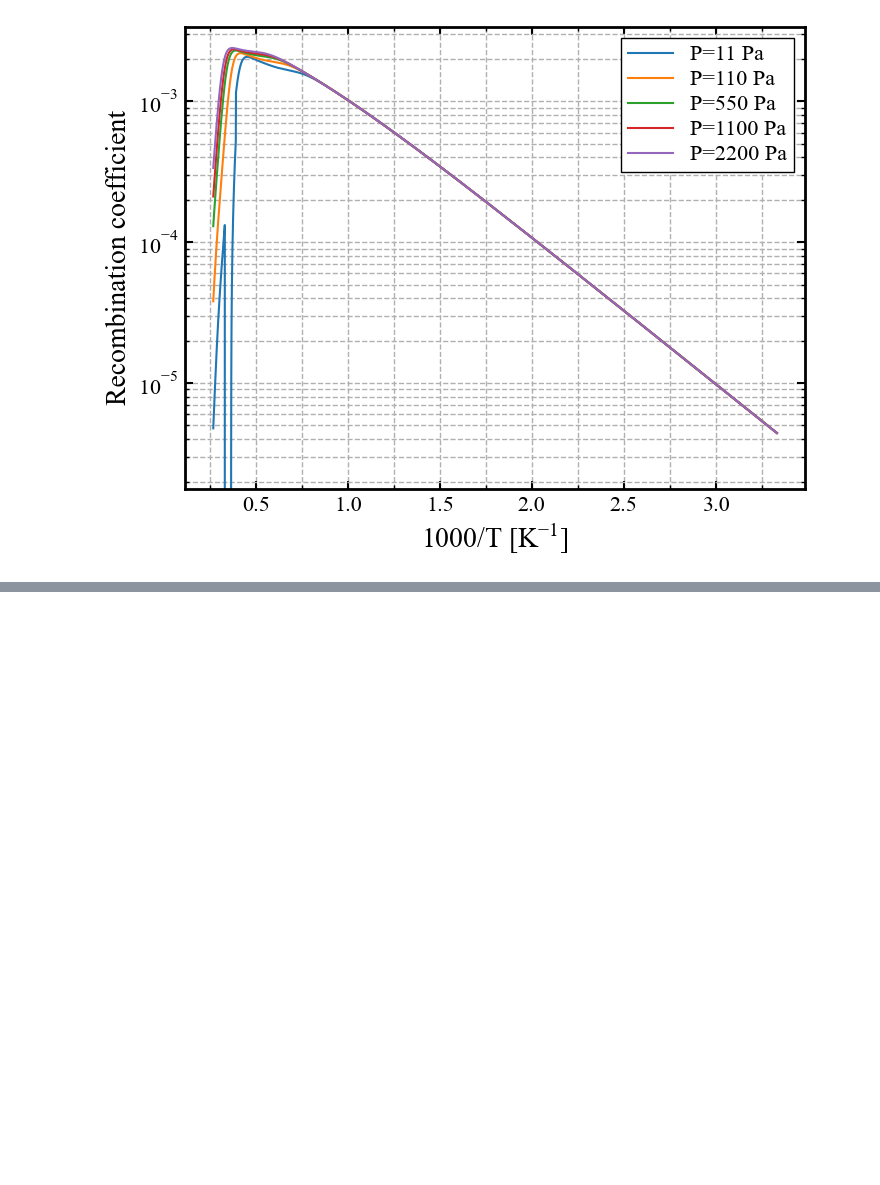
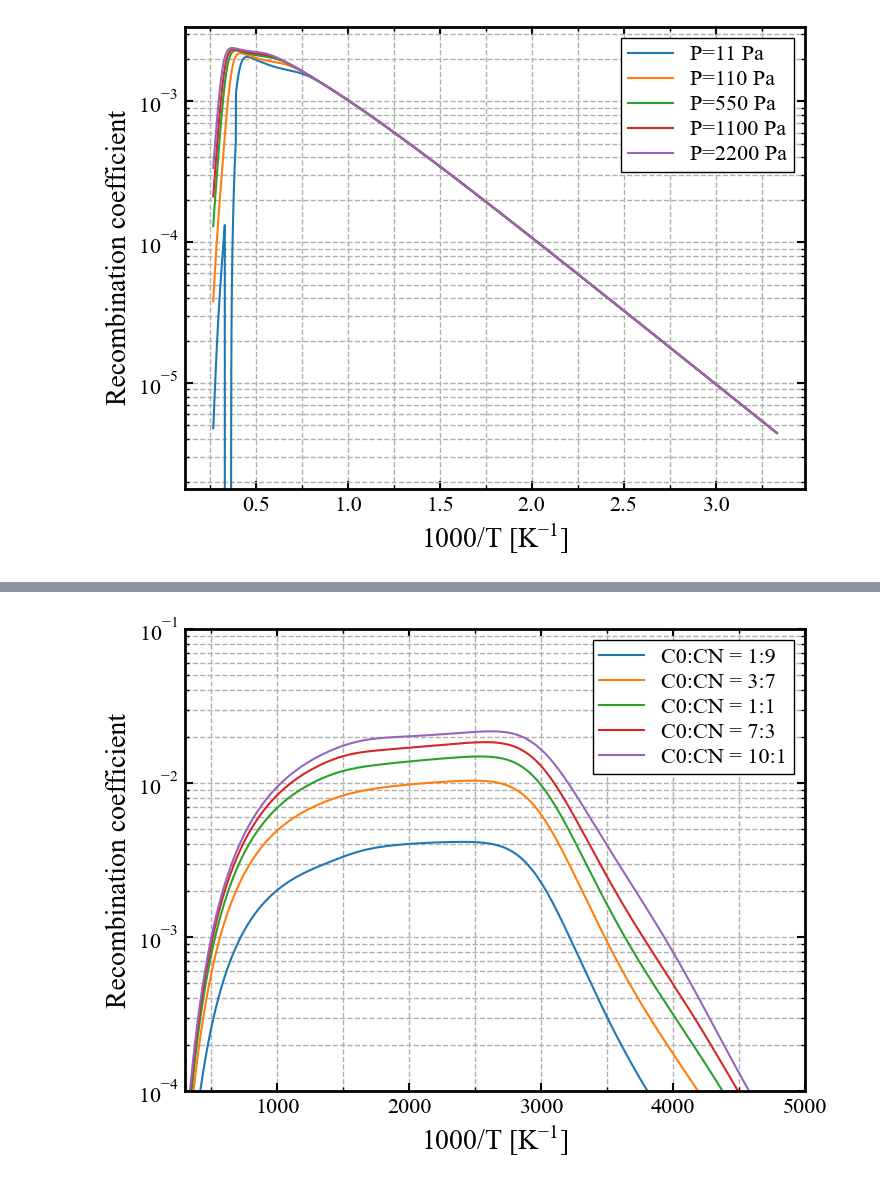
Before and after one commit to Ezeki3lRchy/Catal.CFD, a Jupyter notebook: temp.ipynb, the cells around one changed output, grey strips where cells are left out. Saved outputs shown, nothing was run; the diff lists cells and outputs as text; code cells hidden in the pictures; blank space fills up the shorter version.

```diff
--- a/temp.ipynb
+++ b/temp.ipynb
@@ -95,0 +93,5 @@ g.plot_gamma_ratio(results_list, [pressure] * len(results_list))
+# %%
+importlib.reload(g)
+g.plot_gamma_NO_ratio(results_list, CO_values)
+# %% [output]
+[figure, added]
```
Also changed, not shown: parts of 5 cells of this notebook, 3 other files.
